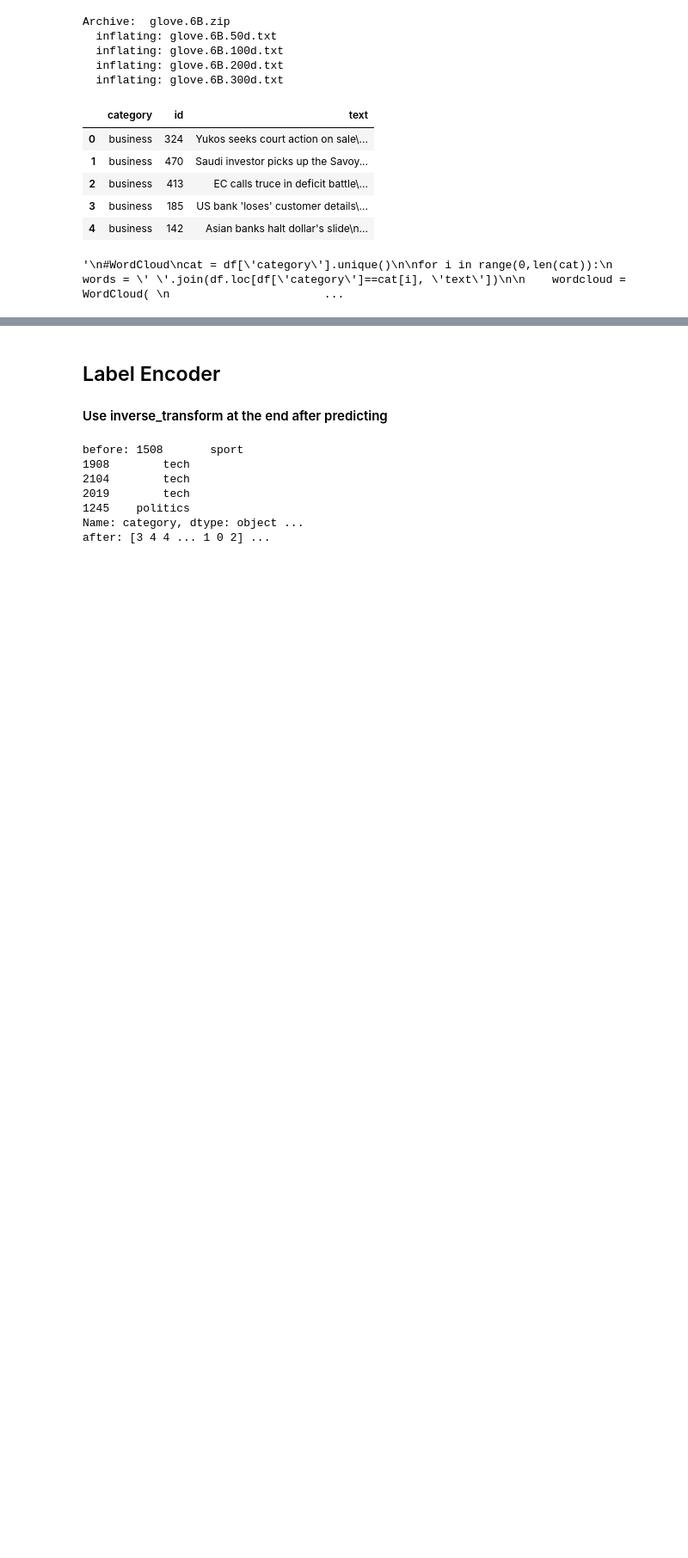
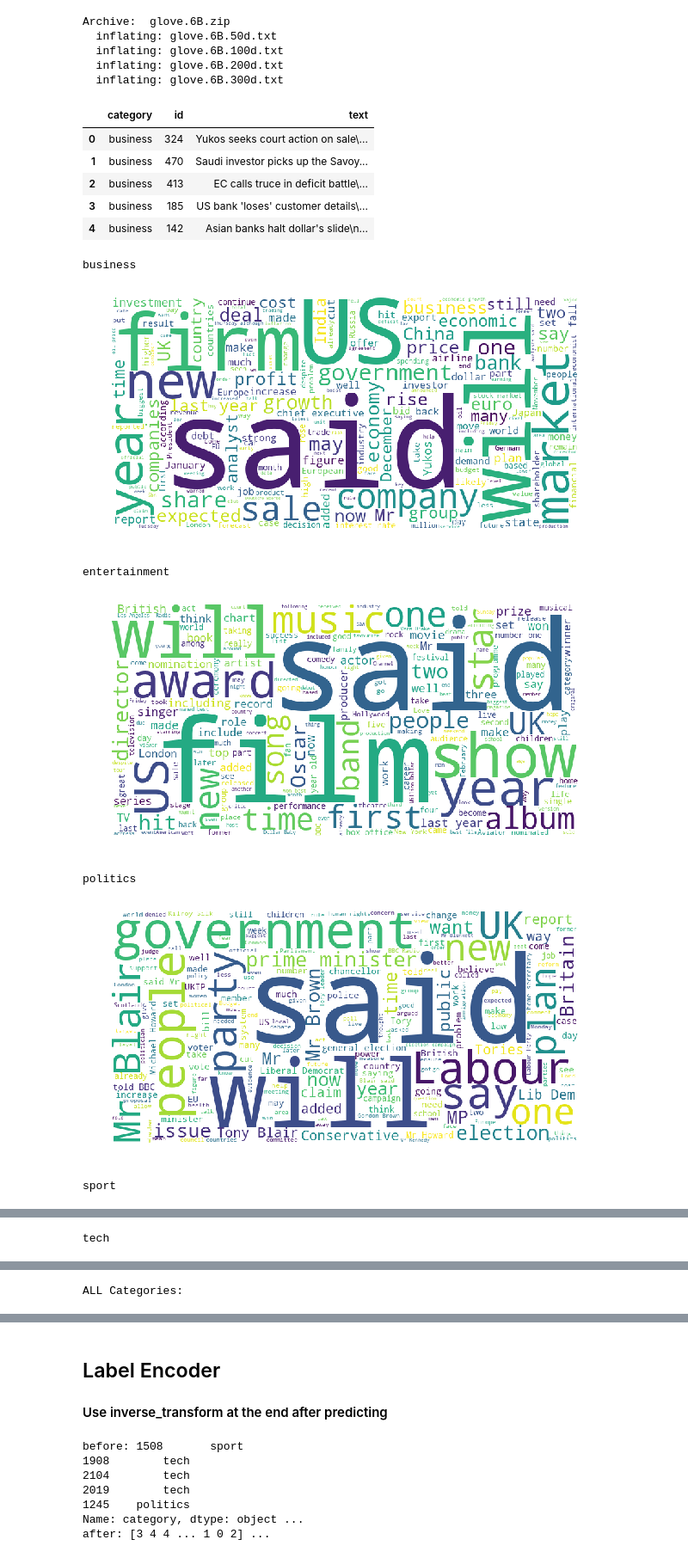
Before and after one commit to rachit-shah/News-Classfication-using-DNN-models, a Jupyter notebook: RNN.ipynb, the cells around one changed output, grey strips where cells are left out. Shown at 86% size. Drawn from its saved outputs; the diff is of its cells as text; code cells hidden in the pictures; blank space fills up the shorter version.

```diff
--- a/RNN.ipynb
+++ b/RNN.ipynb
@@ -131,38 +133,43 @@ df.head()
 | 3 | business | 185 | US bank 'loses' customer details\... |
 | 4 | business | 142 | Asian banks halt dollar's slide\n... |
 # %%
-'''
+
 #WordCloud
 cat = df['category'].unique()
 
 for i in range(0,len(cat)):
     words = ' '.join(df.loc[df['category']==cat[i], 'text'])
 
     wordcloud = WordCloud(
                           stopwords=STOPWORDS,
                           background_color='white',
                           width=800,
                           height=400
                 ).generate(words)
     print(cat[i])
     plt.figure(figsize=(10, 5))
     plt.imshow(wordcloud)
     plt.axis('off')
     plt.show()
 
 words = ' '.join(df.loc[:, 'text'])
 
 wordcloud = WordCloud(
                       stopwords=STOPWORDS,
                       background_color='white',
                       width=800,
                       height=400
             ).generate(words)
 print("ALL Categories:")
 plt.figure(figsize=(10, 5))
 plt.imshow(wordcloud)
 plt.axis('off')
 plt.show()
-'''
 # %% [output]
-'\n#WordCloud\ncat = df[\'category\'].unique()\n\nfor i in range(0,len(cat)):\n    words = \' \'.join(df.loc[df[\'category\']==cat[i], \'text\'])\n\n    wordcloud = WordCloud( \n                       ...
+business
+[figure, added]
+entertainment
+[figure, added]
+politics
+[figure, added]
+sport
@@ -168,0 +177 @@ plt.show()
+tech
@@ -168,0 +179 @@ plt.show()
+ALL Categories:
```
Also changed, not shown: parts of 8 cells of this notebook.
